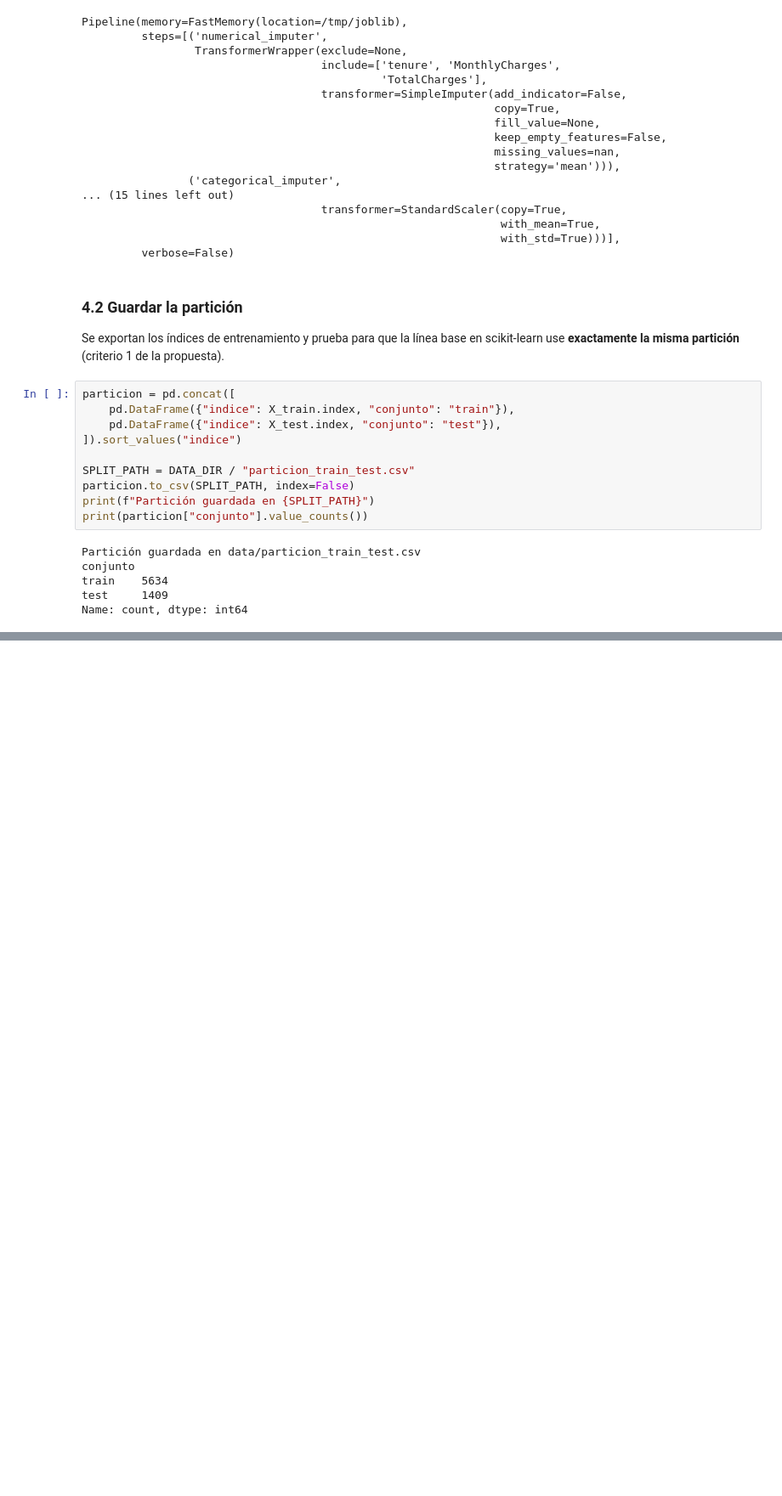
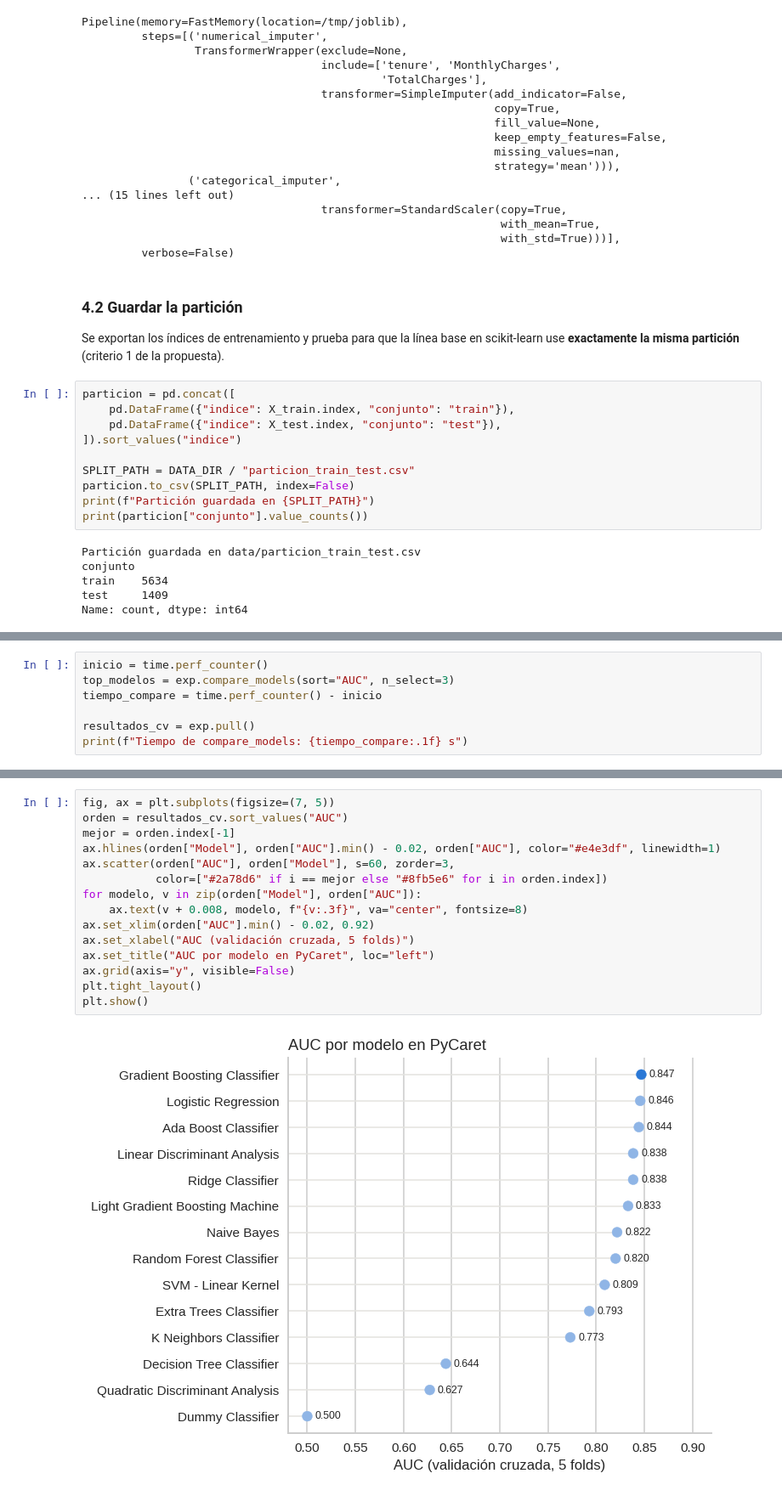
Before and after one commit to celleri-d/TrabajoPipeline3, a Jupyter notebook: pipeline_churn.ipynb, the cells around one changed output, grey strips where cells are left out. Shown at 85% size. Drawn from its saved outputs; the diff is of its cells as text; blank space fills up the shorter version.

Commit message:
Comparación de modelos de PyCaret

```diff
--- a/pipeline_churn.ipynb
+++ b/pipeline_churn.ipynb
@@ -490,0 +499,7 @@ Name: count, dtype: int64
+# %%
+inicio = time.perf_counter()
+top_modelos = exp.compare_models(sort="AUC", n_select=3)
+tiempo_compare = time.perf_counter() - inicio
+
+resultados_cv = exp.pull()
+print(f"Tiempo de compare_models: {tiempo_compare:.1f} s")
@@ -490,0 +544,17 @@ Name: count, dtype: int64
+# %%
+fig, ax = plt.subplots(figsize=(7, 5))
+orden = resultados_cv.sort_values("AUC")
+mejor = orden.index[-1]
+ax.hlines(orden["Model"], orden["AUC"].min() - 0.02, orden["AUC"], color="#e4e3df", linewidth=1)
+ax.scatter(orden["AUC"], orden["Model"], s=60, zorder=3,
+           color=["#2a78d6" if i == mejor else "#8fb5e6" for i in orden.index])
+for modelo, v in zip(orden["Model"], orden["AUC"]):
+    ax.text(v + 0.008, modelo, f"{v:.3f}", va="center", fontsize=8)
+ax.set_xlim(orden["AUC"].min() - 0.02, 0.92)
+ax.set_xlabel("AUC (validación cruzada, 5 folds)")
+ax.set_title("AUC por modelo en PyCaret", loc="left")
+ax.grid(axis="y", visible=False)
+plt.tight_layout()
+plt.show()
+# %% [output]
+[figure, added]
```
Also changed, not shown: parts of 11 cells of this notebook, 1 other file.
